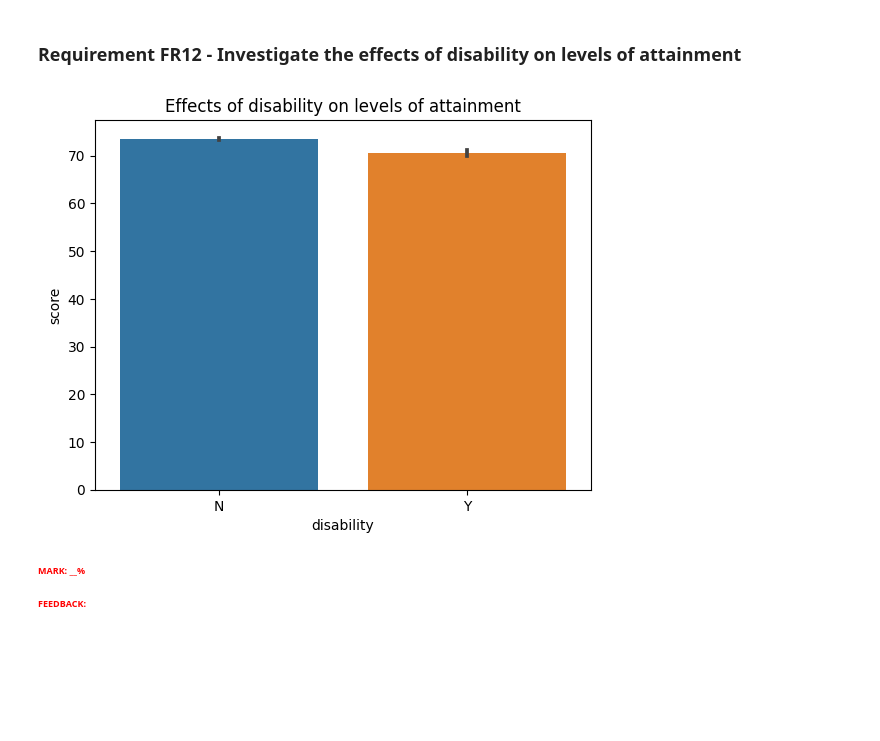
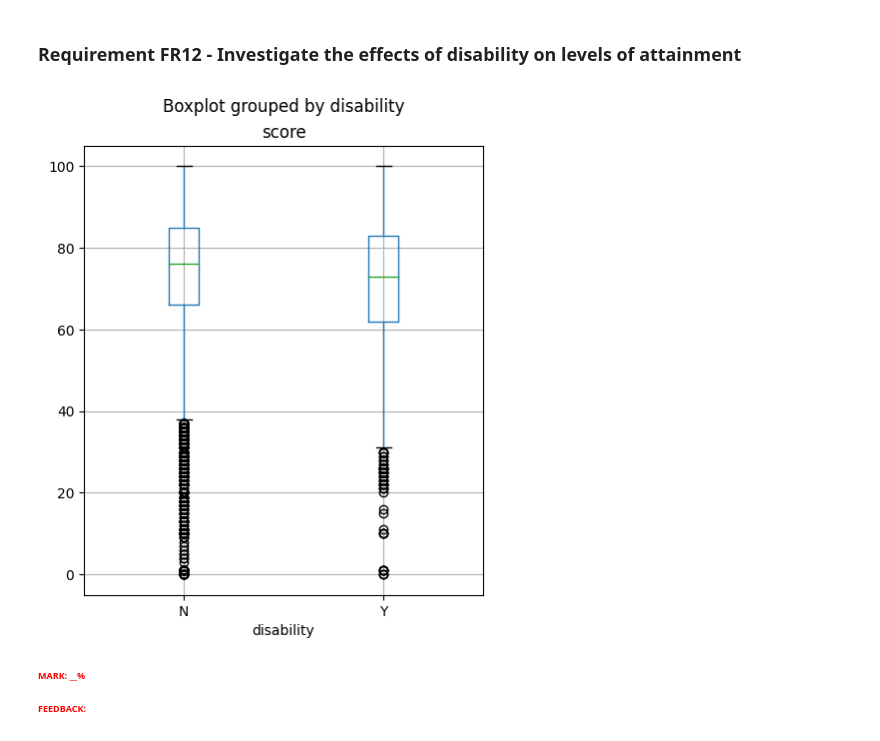
Before and after one commit to EmilyCaroline/PythonAssignment, a Jupyter notebook: UFCFVQ-15-M_Programming_Task_2_Template.ipynb, the cells around one changed output. Saved outputs shown, nothing was run; the diff lists cells and outputs as text; code cells hidden in the pictures; blank space fills up the shorter version.

```diff
--- a/UFCFVQ-15-M_Programming_Task_2_Template.ipynb
+++ b/UFCFVQ-15-M_Programming_Task_2_Template.ipynb
@@ -102,13 +96,17 @@ Pearson correlation coefficient r 0.274 with p-value: 0.000
 <p style="color:red; font-weight:bold; font-size:xx-small">FEEDBACK: </p>
 # %% [markdown]
 ### Requirement FR12 - Investigate the effects of disability on levels of attainment
-# %%
-# Barplot can be used to visualize the effects of disablity on levels of attainment
-sns.barplot(x='disability', y='score', data=output_df).set(title='Effects of disability on levels of attainment')
-plt.show()
-# The barplot plot below shows the effects of disability on level on attainment.
-# %% [output]
-[figure, removed]
+# %%
+# "Boxplot" can be used to visualize the relationship between a continous variable and categorical variable.
+# In this scenario, what we are trying to understand is whether the disability has any affect on the level on attainment (score)
+
+output_df.boxplot(column='score', by='disability', figsize=(5,6))
+plt.show()
+# The below Box plot of disability vs score showing no correlation between the two variables
+# If we observe the below box-plot, all the “boxes” are aligned,
+# Hence, disability and score are not correlated to each other, because having a disability does not affect the level of attainment (score).
+# %% [output]
+[figure, added]
 # %% [markdown]
 <p style="color:red; font-weight:bold; font-size:xx-small">MARK: __%</p>
 <p style="color:red; font-weight:bold; font-size:xx-small">FEEDBACK: </p>
```
Also changed, not shown: parts of 9 cells of this notebook.
